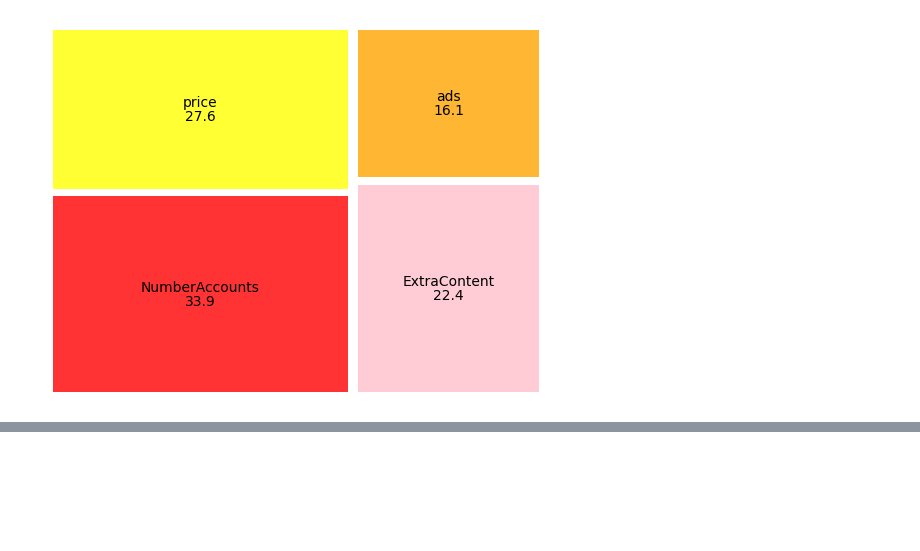
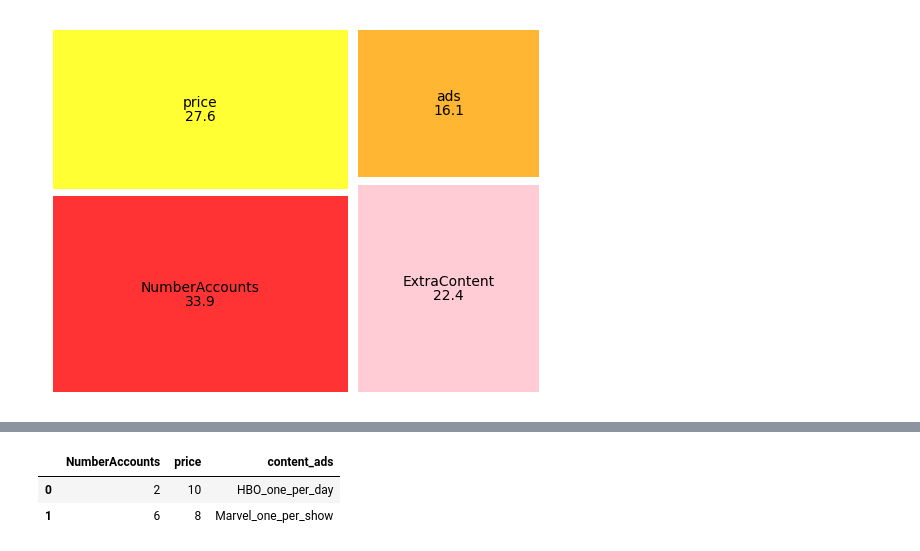
Before and after one commit to jeremysb1/conjoint-analysis, a Jupyter notebook: cbc.ipynb, the cells around one changed output, grey strips where cells are left out. Drawn from its saved outputs; the diff is of its cells as text; code cells hidden in the pictures; blank space fills up the shorter version.

```diff
--- a/cbc.ipynb
+++ b/cbc.ipynb
@@ -282,0 +307,9 @@ plt.show()
+# %%
+# isolate X and y
+y = df_interaction.selected
+X = df_interaction.drop(columns = ['selected', 'customerid'])
+X.head(2)
+# %% [output]
+|  | NumberAccounts | price | content_ads |
+| 0 | 2 | 10 | HBO_one_per_day |
+| 1 | 6 | 8 | Marvel_one_per_show |
```
Also changed, not shown: parts of 6 cells of this notebook.
